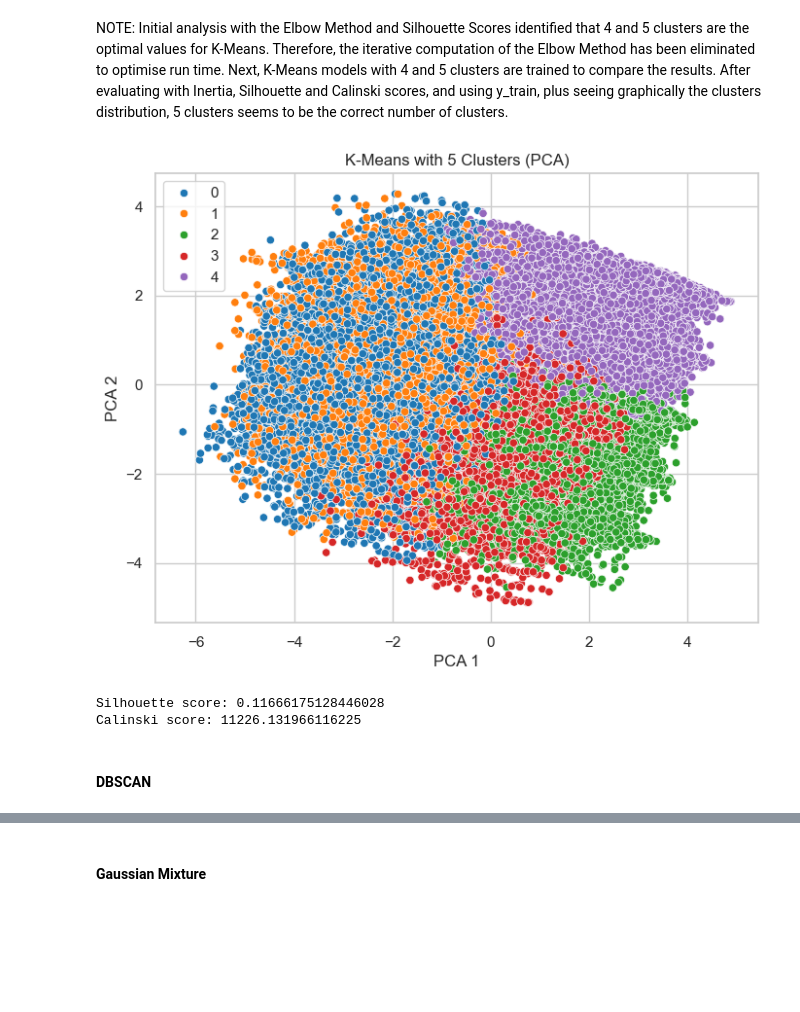
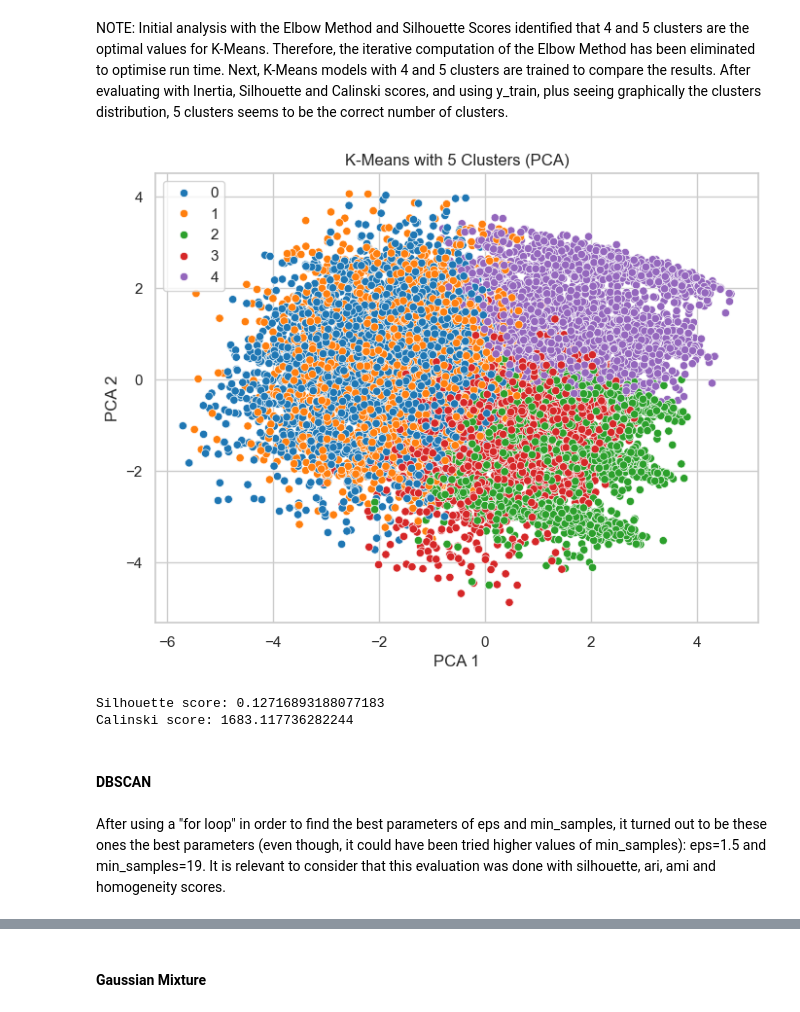
Before and after one commit to HernanRochon664/Proyectos-ML, a Jupyter notebook: Flight-Satisfaction/Airline-Passenger-Satisfaction.ipynb, the cells around one changed output, grey strips where cells are left out. Drawn from its saved outputs; the diff is of its cells as text; code cells hidden in the pictures; blank space fills up the shorter version.

```diff
--- a/Flight-Satisfaction/Airline-Passenger-Satisfaction.ipynb
+++ b/Flight-Satisfaction/Airline-Passenger-Satisfaction.ipynb
@@ -324,29 +324,30 @@ Next, K-Means models with 4 and 5 clusters are trained to compare the results. A
 # %%
 from sklearn.cluster import KMeans
 
 kmeans = KMeans(n_clusters=5, random_state=42)
-labels = kmeans.fit_predict(X_train_pca)
+kmeans.fit(X_train_pca)
+labels = kmeans.predict(X_val_pca)
 
-    # Visualising clusters
+# Visualising clusters
 plt.figure(figsize=(8, 6))
 sns.scatterplot(
-    x=X_train_pca[:, 0],
-    y=X_train_pca[:, 1],
+    x=X_val_pca[:, 0],
+    y=X_val_pca[:, 1],
     hue=labels,
     palette=sns.color_palette('tab10', 5),
     legend='full'
 )
 plt.title("K-Means with 5 Clusters (PCA)")
 plt.xlabel('PCA 1')
 plt.ylabel('PCA 2')
 plt.show()
 # %% [output]
-[figure, old version]
+[figure, new version]
 # %%
-print('Silhouette score:', silhouette_score(X_train_pca, labels))
-print('Calinski score:', calinski_harabasz_score(X_train_pca, labels))
+print('Silhouette score:', silhouette_score(X_val_pca, labels))
+print('Calinski score:', calinski_harabasz_score(X_val_pca, labels))
 # %% [output]
-Silhouette score: 0.11666175128446028
-Calinski score: 11226.131966116225
+Silhouette score: 0.12716893188077183
+Calinski score: 1683.117736282244
 # %% [markdown]
 #### DBSCAN
@@ -361,0 +354,2 @@ print(f"Clusters found: {len(set(labels)) - (1 if -1 in labels else 0)}")
+# %% [markdown]
+After using a "for loop" in order to find the best parameters of eps and min_samples, it turned out to be these ones the best parameters (even though, it could have been tried higher values of min_samples): eps=1.5 and min_samples=19. It is relevant to consider that this evaluation was done with silhouette, ari, ami and homogeneity scores.
```
Also changed, not shown: parts of 22 cells of this notebook.
